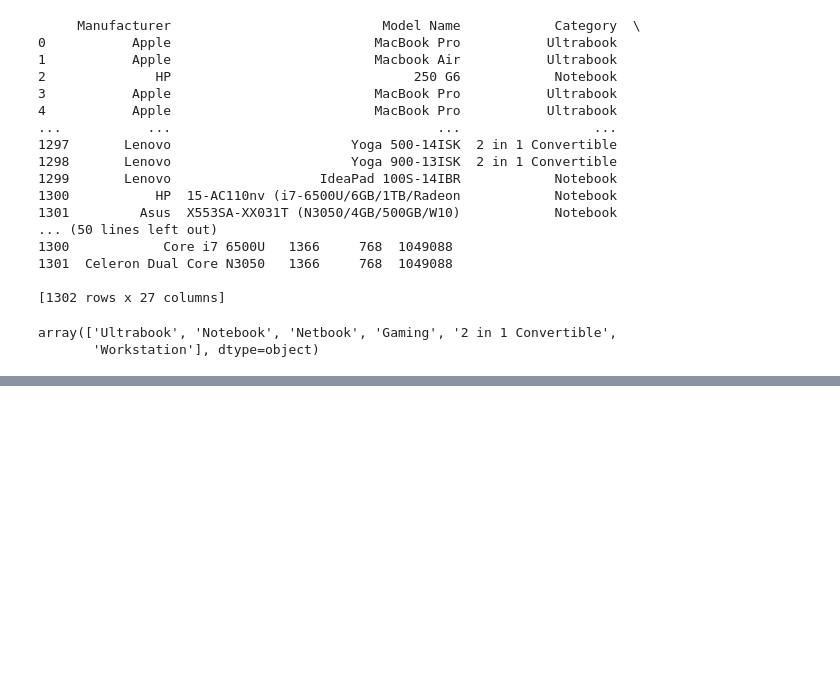
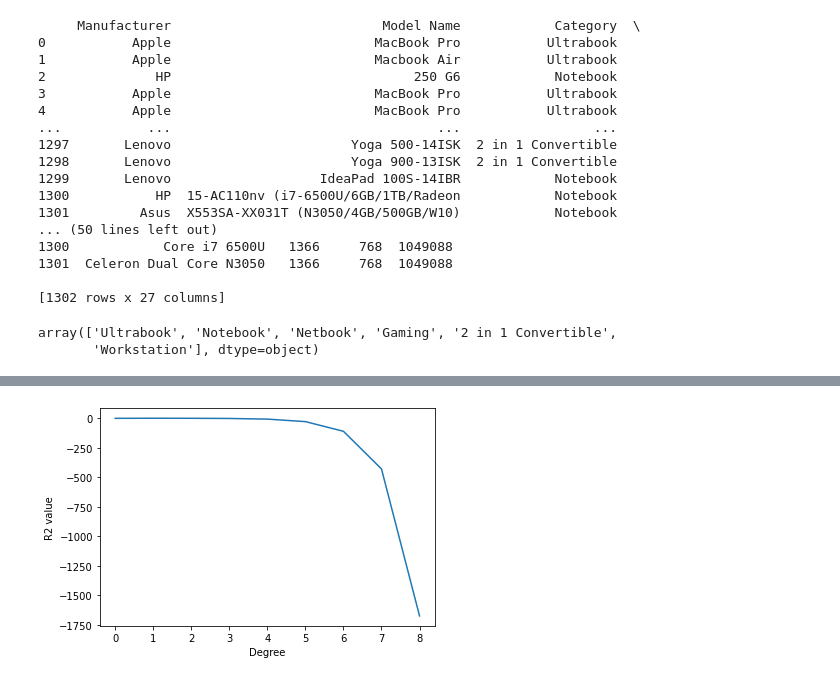
Before and after one commit to nicholasm185/Data-Science-Final-Project, a Jupyter notebook: multi_polynomial_regression.ipynb, the cells around one changed output, grey strips where cells are left out. Saved outputs shown, nothing was run; the diff lists cells and outputs as text; code cells hidden in the pictures; blank space fills up the shorter version.

```diff
--- a/multi_polynomial_regression.ipynb
+++ b/multi_polynomial_regression.ipynb
@@ -57,0 +78,4 @@ results = pd.DataFrame()
+# %%
+findDegree(Netbook)
+# %% [output]
+[figure, added]
```
Also changed, not shown: parts of 14 cells of this notebook.
